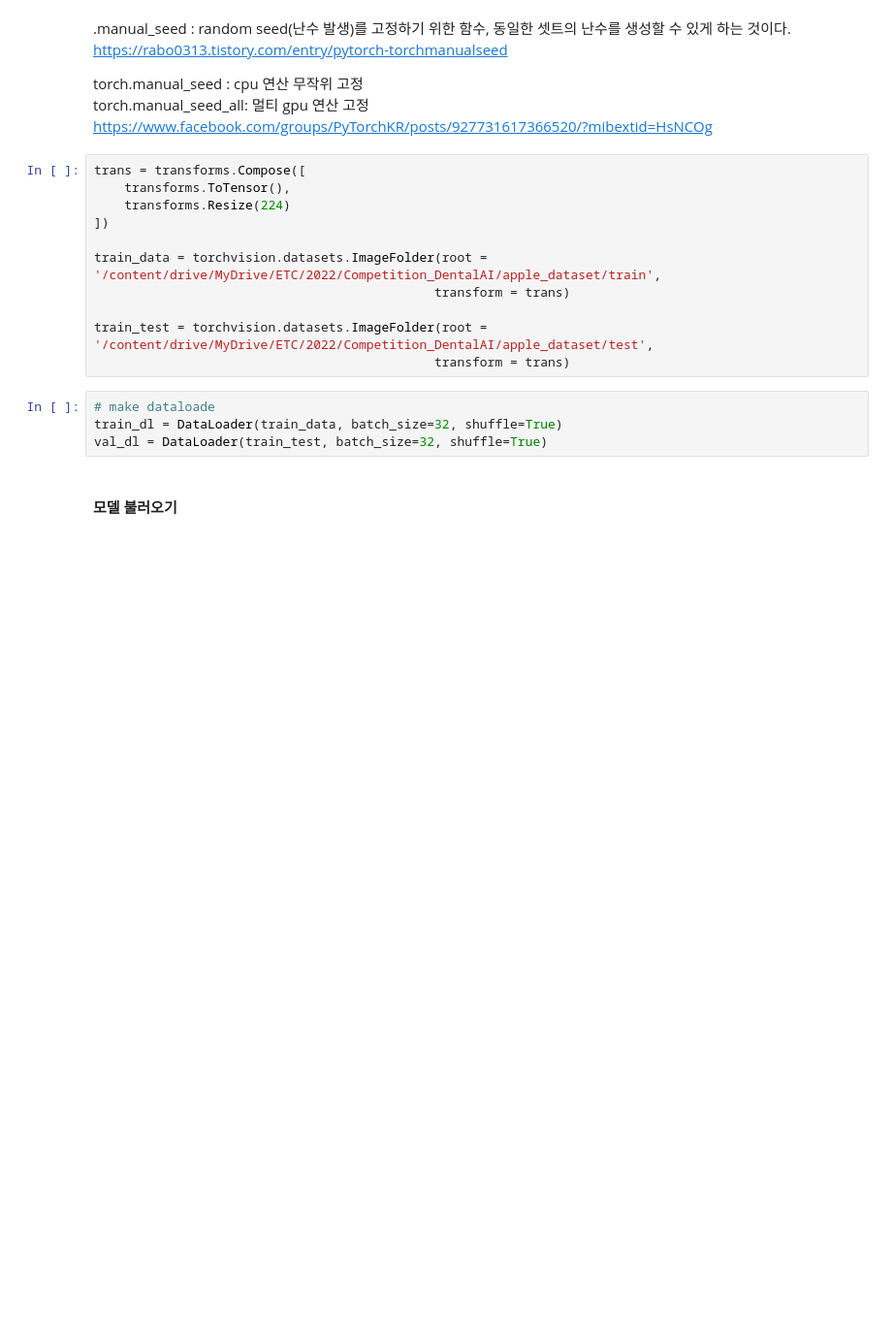
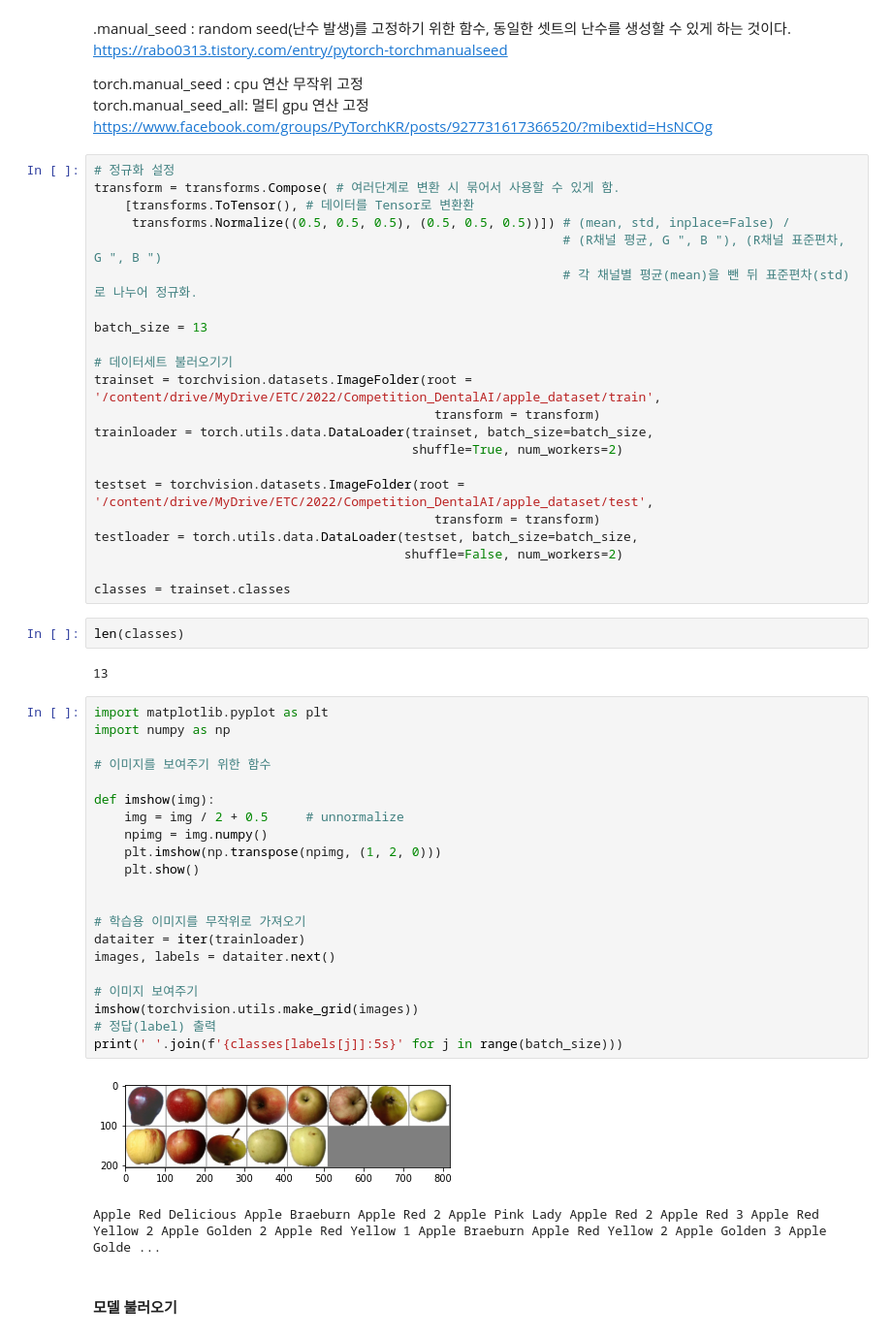
Before and after one commit to presiti/Pytorch_FruitClassification, a Jupyter notebook: A02_이미지학습ipynb.ipynb, the cells around one changed output. Shown at 97% size. Cells and saved outputs as stored; diff of their text form; blank space fills up the shorter version.

```diff
--- a/A02_이미지학습ipynb.ipynb
+++ b/A02_이미지학습ipynb.ipynb
@@ -62,21 +50,56 @@ https://rabo0313.tistory.com/entry/pytorch-torchmanualseed
  torch.manual_seed : cpu 연산 무작위 고정
  torch.manual_seed_all: 멀티 gpu 연산 고정
  https://www.facebook.com/groups/PyTorchKR/posts/927731617366520/?mibextid=HsNCOg
-# %%
-trans = transforms.Compose([
-    transforms.ToTensor(),
-    transforms.Resize(224)
-])
-
-train_data = torchvision.datasets.ImageFolder(root = '/content/drive/MyDrive/ETC/2022/Competition_DentalAI/apple_dataset/train',
-                                             transform = trans)
-
-train_test = torchvision.datasets.ImageFolder(root = '/content/drive/MyDrive/ETC/2022/Competition_DentalAI/apple_dataset/test',
-                                             transform = trans)
-# %%
-# make dataloade
-train_dl = DataLoader(train_data, batch_size=32, shuffle=True)
-val_dl = DataLoader(train_test, batch_size=32, shuffle=True)
+# %%
+# 정규화 설정
+transform = transforms.Compose( # 여러단계로 변환 시 묶어서 사용할 수 있게 함.
+    [transforms.ToTensor(), # 데이터를 Tensor로 변환환
+     transforms.Normalize((0.5, 0.5, 0.5), (0.5, 0.5, 0.5))]) # (mean, std, inplace=False) /
+                                                              # (R채널 평균, G ", B "), (R채널 표준편차, G ", B ")
+                                                              # 각 채널별 평균(mean)을 뺀 뒤 표준편차(std)로 나누어 정규화.
+
+batch_size = 13
+
+# 데이터세트 불러오기기
+trainset = torchvision.datasets.ImageFolder(root = '/content/drive/MyDrive/ETC/2022/Competition_DentalAI/apple_dataset/train',
+                                             transform = transform)
+trainloader = torch.utils.data.DataLoader(trainset, batch_size=batch_size,
+                                          shuffle=True, num_workers=2)
+
+testset = torchvision.datasets.ImageFolder(root = '/content/drive/MyDrive/ETC/2022/Competition_DentalAI/apple_dataset/test',
+                                             transform = transform)
+testloader = torch.utils.data.DataLoader(testset, batch_size=batch_size,
+                                         shuffle=False, num_workers=2)
+
+classes = trainset.classes
+# %%
+len(classes)
+# %% [output]
+13
+# %%
+import matplotlib.pyplot as plt
+import numpy as np
+
+# 이미지를 보여주기 위한 함수
+
+def imshow(img):
+    img = img / 2 + 0.5     # unnormalize
+    npimg = img.numpy()
+    plt.imshow(np.transpose(npimg, (1, 2, 0)))
+    plt.show()
+
+
+# 학습용 이미지를 무작위로 가져오기
+dataiter = iter(trainloader)
+images, labels = dataiter.next()
+
+# 이미지 보여주기
+imshow(torchvision.utils.make_grid(images))
+# 정답(label) 출력
+print(' '.join(f'{classes[labels[j]]:5s}' for j in range(batch_size)))
+# %% [output]
+[figure, added]
+Apple Red Delicious Apple Braeburn Apple Red 2 Apple Pink Lady Apple Red 2 Apple Red 3 Apple Red Yellow 2 Apple Golden 2 Apple Red Yellow 1 Apple Braeburn Apple Red Yellow 2 Apple Golden 3 Apple Golde ...
 # %% [markdown]
 #### 모델 불러오기
 # %%
```
Also changed, not shown: parts of 25 cells of this notebook.
